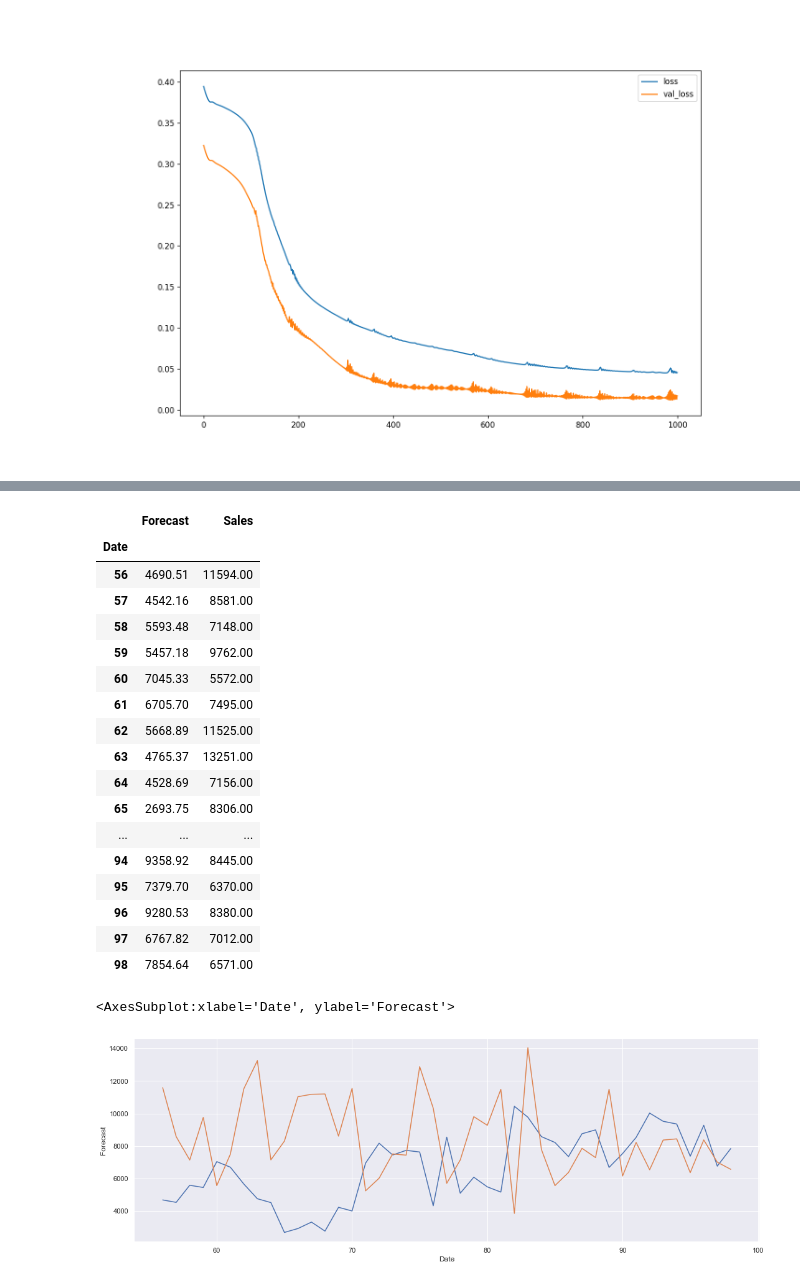
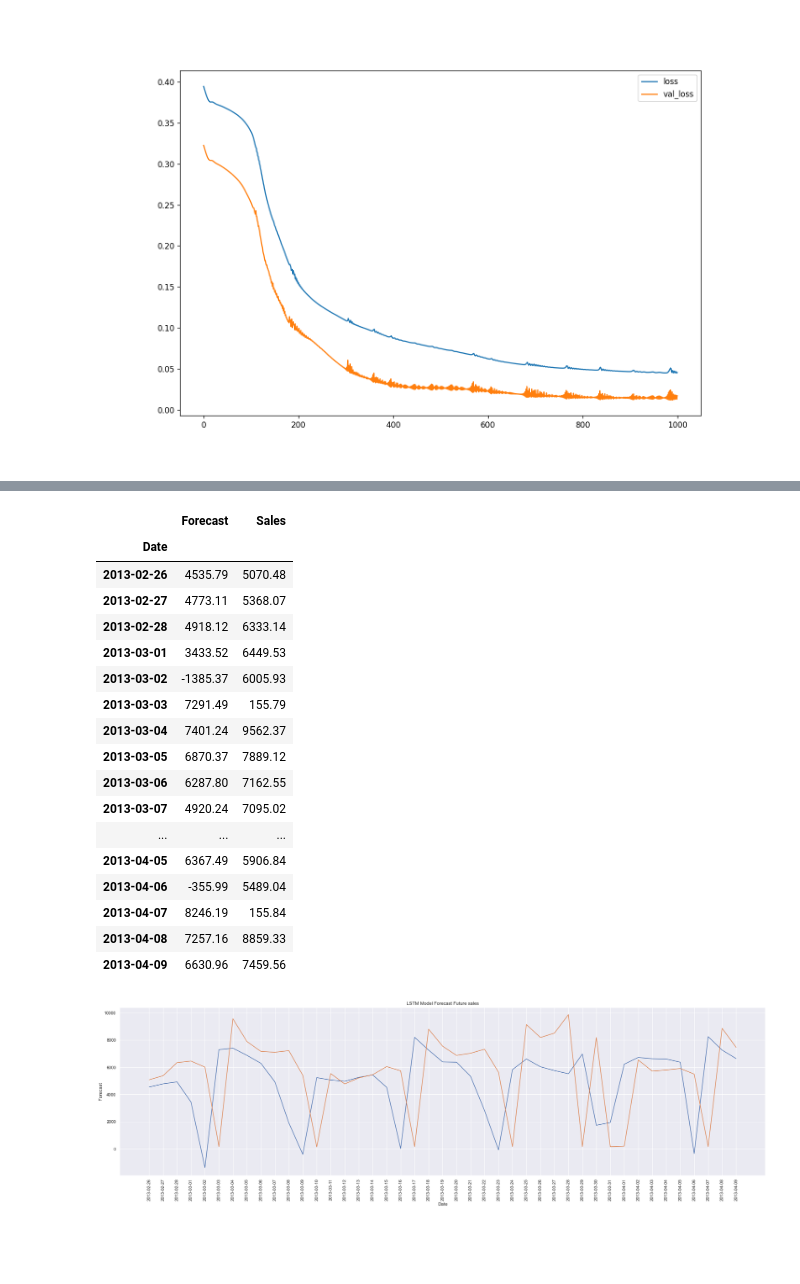
Before and after one commit to eandualem/PharmaceuticalSalesPrediction, a Jupyter notebook: notebooks/3.0 prediction.ipynb, the cells around one changed output, grey strips where cells are left out. Saved outputs shown, nothing was run; the diff lists cells and outputs as text; code cells hidden in the pictures; blank space fills up the shorter version.

```diff
--- a/notebooks/3.0 prediction.ipynb
+++ b/notebooks/3.0 prediction.ipynb
@@ -294,5 +297,4 @@ Image("../img/TimeSeriesModel-Customers-2021-08-01-12:43.png")
 # %%
 WINDOW_SIZE = 48
 train_df = file_handler.read_csv("../data/train.csv")
-train_df["Date"] = train_df.index
 # %% [output]
@@ -311,38 +313,40 @@ sales_data = train_df.groupby("Date").agg({"Sales": "mean"})[:100].copy()
 scaler = StandardScaler()
 scaled_array = scaler.fit_transform(sales_data)
 sales_data['DataScaled'] = scaled_array
-BATCH_SIZE = len(sales_data) - WINDOW_SIZE * 2
+BATCH_SIZE = len(sales_data) - (WINDOW_SIZE * 2)
 # %%
 Forecast = model_forecast(model, sales_data.DataScaled.values[:, np.newaxis], WINDOW_SIZE)
 Results = Forecast[BATCH_SIZE - WINDOW_SIZE:-1]
 Results1 = scaler.inverse_transform(Results.reshape(-1, 1))
 # %%
-prediction_df = sales_data[BATCH_SIZE - WINDOW_SIZE:BATCH_SIZE - WINDOW_SIZE + len(Results1)]
+prediction_df = sales_data[BATCH_SIZE - WINDOW_SIZE:-1]
 prediction_df["Forecast"] = Results1
 prediction_df[["Forecast", "Sales"]]
 # %% [output]
 |  | Forecast | Sales |
 | Date |  |  |
-| 56 | 4690.51 | 11594.00 |
-| 57 | 4542.16 | 8581.00 |
-| 58 | 5593.48 | 7148.00 |
-| 59 | 5457.18 | 9762.00 |
-| 60 | 7045.33 | 5572.00 |
-| 61 | 6705.70 | 7495.00 |
-| 62 | 5668.89 | 11525.00 |
-| 63 | 4765.37 | 13251.00 |
-| 64 | 4528.69 | 7156.00 |
-| 65 | 2693.75 | 8306.00 |
+| 2013-02-26 | 4535.79 | 5070.48 |
+| 2013-02-27 | 4773.11 | 5368.07 |
+| 2013-02-28 | 4918.12 | 6333.14 |
+| 2013-03-01 | 3433.52 | 6449.53 |
+| 2013-03-02 | -1385.37 | 6005.93 |
+| 2013-03-03 | 7291.49 | 155.79 |
+| 2013-03-04 | 7401.24 | 9562.37 |
+| 2013-03-05 | 6870.37 | 7889.12 |
+| 2013-03-06 | 6287.80 | 7162.55 |
+| 2013-03-07 | 4920.24 | 7095.02 |
 | ... | ... | ... |
-| 94 | 9358.92 | 8445.00 |
-| 95 | 7379.70 | 6370.00 |
-| 96 | 9280.53 | 8380.00 |
-| 97 | 6767.82 | 7012.00 |
-| 98 | 7854.64 | 6571.00 |
+| 2013-04-05 | 6367.49 | 5906.84 |
+| 2013-04-06 | -355.99 | 5489.04 |
+| 2013-04-07 | 8246.19 | 155.84 |
+| 2013-04-08 | 7257.16 | 8859.33 |
+| 2013-04-09 | 6630.96 | 7459.56 |
 # %%
-plt.figure(figsize=(18, 6))
+plt.figure(figsize=(30, 8))
+plt.title("LSTM Model Forecast Future sales")
 sns.lineplot(x=prediction_df.index, y=prediction_df["Forecast"])
 sns.lineplot(x=prediction_df.index, y=prediction_df["Sales"])
+plt.xticks(rotation=90)
+plt.show()
 # %% [output]
-<AxesSubplot:xlabel='Date', ylabel='Forecast'>
-[figure, old version]
+[figure, new version]
```
Also changed, not shown: parts of 5 cells of this notebook, 15 other files.
